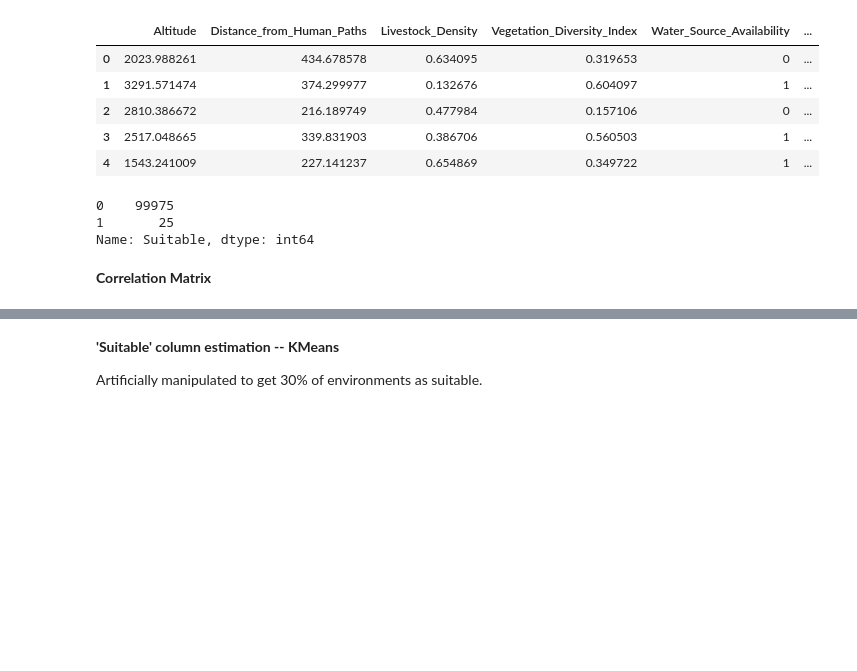
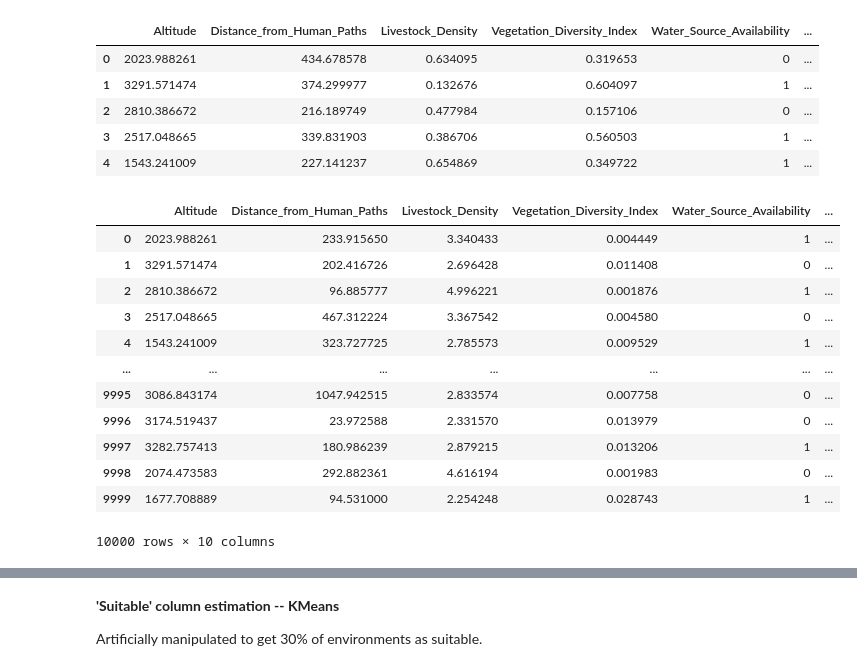
Before and after one commit to giorgiodemarchi/Duality-Based-Active-Learning, a Jupyter notebook: datasetSynthesis.ipynb, the cells around one changed output, grey strips where cells are left out. Saved outputs shown, nothing was run; the diff lists cells and outputs as text; code cells hidden in the pictures; blank space fills up the shorter version.

```diff
--- a/datasetSynthesis.ipynb
+++ b/datasetSynthesis.ipynb
@@ -93,11 +223,19 @@ data.head()
 # %%
-data.Suitable.value_counts()
+data
 # %% [output]
+|  | Altitude | Distance_from_Human_Paths | Livestock_Density | Vegetation_Diversity_Index | Water_Source_Availability | ... |
+| 0 | 2023.988261 | 233.915650 | 3.340433 | 0.004449 | 1 | ... |
+| 1 | 3291.571474 | 202.416726 | 2.696428 | 0.011408 | 0 | ... |
+| 2 | 2810.386672 | 96.885777 | 4.996221 | 0.001876 | 1 | ... |
+| 3 | 2517.048665 | 467.312224 | 3.367542 | 0.004580 | 0 | ... |
+| 4 | 1543.241009 | 323.727725 | 2.785573 | 0.009529 | 1 | ... |
+| ... | ... | ... | ... | ... | ... | ... |
+| 9995 | 3086.843174 | 1047.942515 | 2.833574 | 0.007758 | 0 | ... |
+| 9996 | 3174.519437 | 23.972588 | 2.331570 | 0.013979 | 0 | ... |
+| 9997 | 3282.757413 | 180.986239 | 2.879215 | 0.013206 | 1 | ... |
+| 9998 | 2074.473583 | 292.882361 | 4.616194 | 0.001983 | 0 | ... |
+| 9999 | 1677.708889 | 94.531000 | 2.254248 | 0.028743 | 1 | ... |
-0    99975
-1       25
-Name: Suitable, dtype: int64
+10000 rows × 10 columns
-# %% [markdown]
-**Correlation Matrix**
 # %%
 data.corr()
 # %% [output]
```
Also changed, not shown: parts of 5 cells of this notebook, 1 other file.
